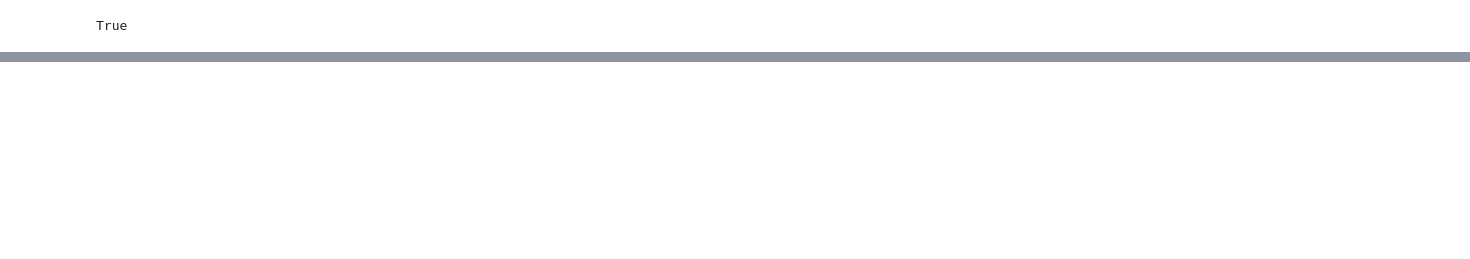
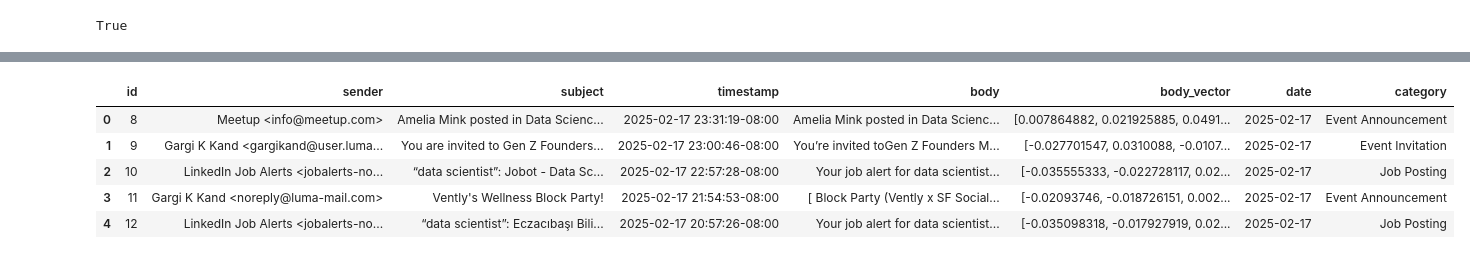
Before and after one commit to Alexander-Barriga/my_portfolio, a Jupyter notebook: Gmail_Analytics/EDA.ipynb, the cells around one changed output, grey strips where cells are left out. Cells and saved outputs as stored; diff of their text form; code cells hidden in the pictures; blank space fills up the shorter version.

```diff
--- a/Gmail_Analytics/EDA.ipynb
+++ b/Gmail_Analytics/EDA.ipynb
@@ -409,0 +135,13 @@ for i, email in enumerate(emails):
+# %%
+from openai import OpenAI
+client = OpenAI()
+
+completion = client.chat.completions.create(
+    model="gpt-4o",
+    messages=[{
+        "role": "user",
+        "content": "Write a one-sentence bedtime story about a unicorn."
+    }]
+)
+
+print(completion.choices[0].message.content)
@@ -409,0 +222,25 @@ for i, email in enumerate(emails):
+# %%
+def categorize_email(email_text):
+    client = OpenAI()
+
+    label_email_prompt =f"""
+        Analyze the email body text and output a simple category label for that email.
+        You will be analyzing hundreds of emails so you'll want to re-use the same labels for similar emails.
+        For example a LinkedIn email about a job posting and an Indeed email about a job posting should likely be givin the same label,
+        such as Job Posting. But look at the context of each email carefully to generate a label that accurately represents the content of the email.
+        Only output the category label.
+
+        Categorize Email: {email_text}
+    """
+
+    completion = client.chat.completions.create(
+        model="gpt-4o",
+        messages=[{"role": "user", "content": label_email_prompt}]
+    )
+
+    return completion.choices[0].message.content
+
+# Apply summarization before categorization
+labels = [categorize_email(email) for email in df.body]
+# %%
+df['category'] = labels
@@ -409,0 +267,13 @@ for i, email in enumerate(emails):
+# %%
+# remove the empty emails
+mask = df.body != ""
+df = df[mask]
+# %%
+df.head()
+# %% [output]
+|  | id | sender | subject | timestamp | body | body_vector | date | category |
+| 0 | 8 | Meetup <info@meetup.com> | Amelia Mink posted in Data Scienc... | 2025-02-17 23:31:19-08:00 | Amelia Mink posted in Data Scienc... | [0.007864882, 0.021925885, 0.0491... | 2025-02-17 | Event Announcement |
+| 1 | 9 | Gargi K Kand <gargikand@user.luma... | You are invited to Gen Z Founders... | 2025-02-17 23:00:46-08:00 | You’re invited toGen Z Founders M... | [-0.027701547, 0.0310088, -0.0107... | 2025-02-17 | Event Invitation |
+| 2 | 10 | LinkedIn Job Alerts <jobalerts-no... | “data scientist”: Jobot - Data Sc... | 2025-02-17 22:57:28-08:00 | Your job alert for data scientist... | [-0.035555333, -0.022728117, 0.02... | 2025-02-17 | Job Posting |
+| 3 | 11 | Gargi K Kand <noreply@luma-mail.com> | Vently's Wellness Block Party! | 2025-02-17 21:54:53-08:00 | [ Block Party (Vently x SF Social... | [-0.02093746, -0.018726151, 0.002... | 2025-02-17 | Event Announcement |
+| 4 | 12 | LinkedIn Job Alerts <jobalerts-no... | “data scientist”: Eczacıbaşı Bili... | 2025-02-17 20:57:26-08:00 | Your job alert for data scientist... | [-0.035098318, -0.017927919, 0.02... | 2025-02-17 | Job Posting |
```
Also changed, not shown: parts of 38 cells of this notebook, 1 other file.
